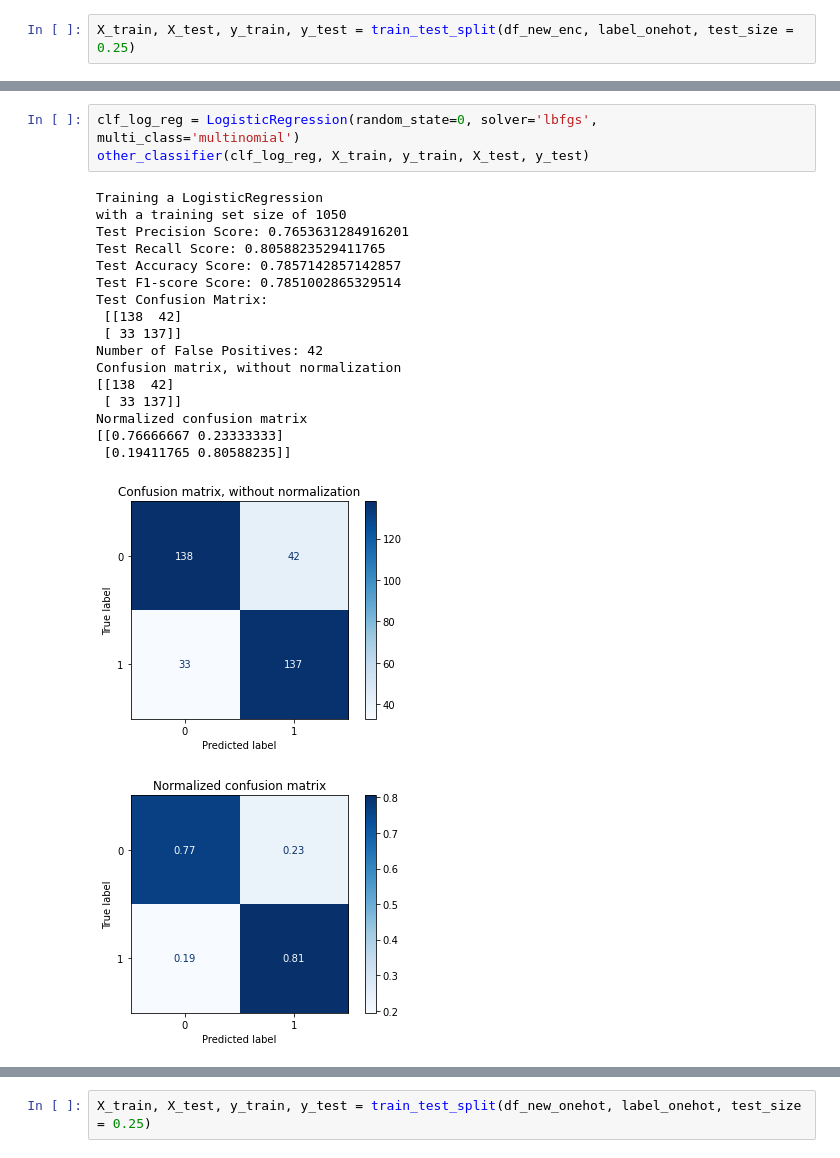
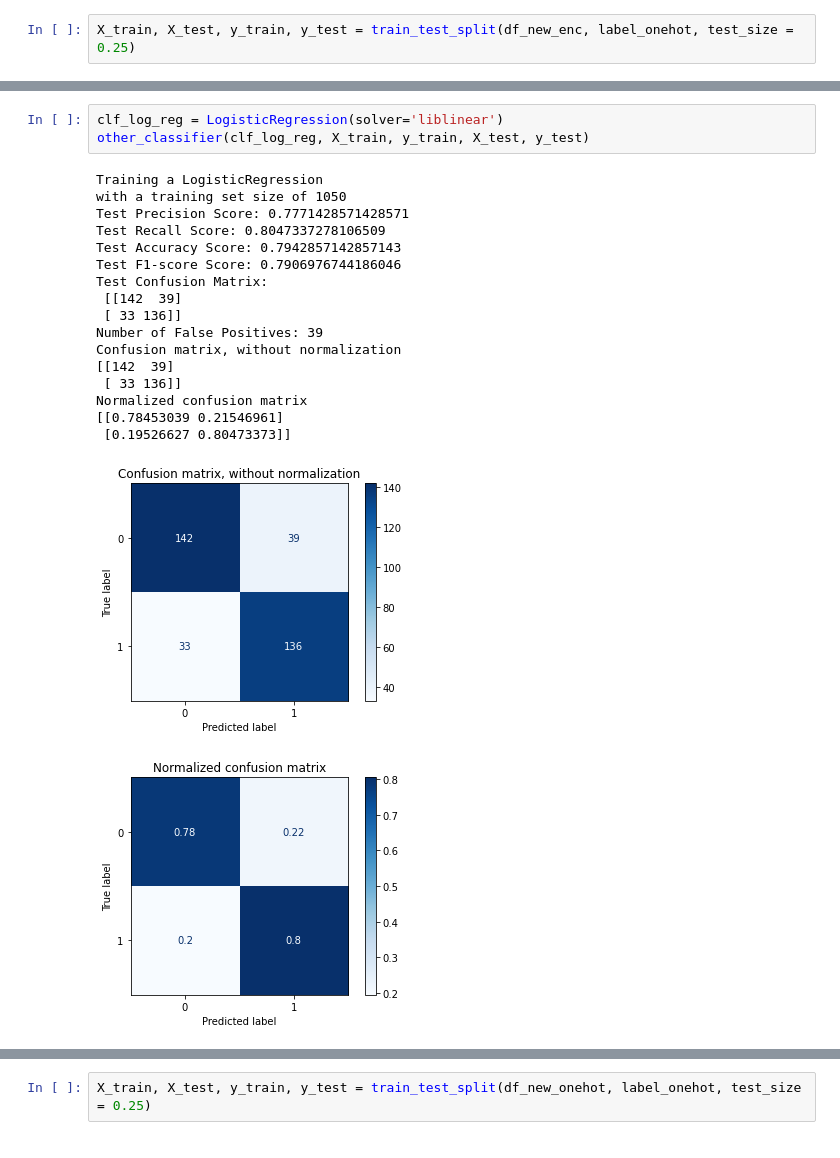
Before and after one commit to SafialIslam302/Intelligent-Data-Analysis-Machine-Learning-I, a Jupyter notebook: ML Project/Final_Project.ipynb, the cells around one changed output, grey strips where cells are left out. Drawn from its saved outputs; the diff is of its cells as text.

```diff
--- a/ML Project/Final_Project.ipynb
+++ b/ML Project/Final_Project.ipynb
@@ -764,25 +772,25 @@ Normalized confusion matrix
 # %%
-clf_log_reg = LogisticRegression(random_state=0, solver='lbfgs', multi_class='multinomial')
+clf_log_reg = LogisticRegression(solver='liblinear')
 other_classifier(clf_log_reg, X_train, y_train, X_test, y_test)
 # %% [output]
 Training a LogisticRegression
 with a training set size of 1050
-Test Precision Score: 0.7653631284916201
-Test Recall Score: 0.8058823529411765
-Test Accuracy Score: 0.7857142857142857
-Test F1-score Score: 0.7851002865329514
+Test Precision Score: 0.7771428571428571
+Test Recall Score: 0.8047337278106509
+Test Accuracy Score: 0.7942857142857143
+Test F1-score Score: 0.7906976744186046
 Test Confusion Matrix:
- [[138  42]
- [ 33 137]]
-Number of False Positives: 42
+ [[142  39]
+ [ 33 136]]
+Number of False Positives: 39
 Confusion matrix, without normalization
-[[138  42]
- [ 33 137]]
+[[142  39]
+ [ 33 136]]
 Normalized confusion matrix
-[[0.76666667 0.23333333]
- [0.19411765 0.80588235]]
+[[0.78453039 0.21546961]
+ [0.19526627 0.80473373]]
-[figure, old version]
+[figure, new version]
-[figure, old version]
+[figure, new version]
 # %%
 clf_tree = DecisionTreeClassifier(criterion='entropy', max_depth=8, min_samples_split=5, splitter = 'best',
                                   min_samples_leaf = 25)
```
Also changed, not shown: parts of 30 cells of this notebook.
